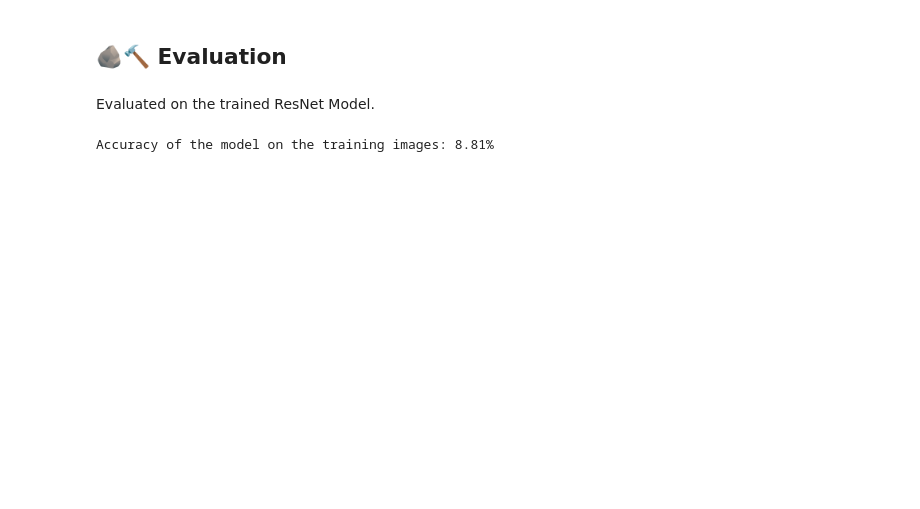
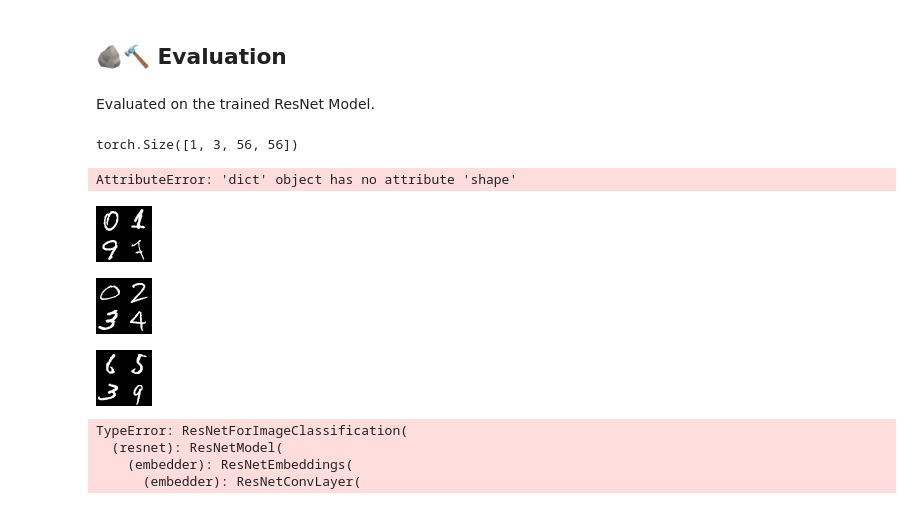
Before and after one commit to MaheepChaudhary/pyvene-maheep, a Jupyter notebook: pvr-mnist copy.ipynb, the cells around one changed output. Cells and saved outputs as stored; diff of their text form; code cells hidden in the pictures; blank space fills up the shorter version.

```diff
--- a/pvr-mnist copy.ipynb
+++ b/pvr-mnist copy.ipynb
@@ -540,3 +536,11 @@ len(train_images)
+# %%
+def quadrant_choice():
+    source_quadrant = random.randint(1,4)
+    base_quadrant = random.randint(1,4)
+    while source_quadrant != base_quadrant:
+        base_quadrant = random.randint(1,4)
+
+    return source_quadrant, base_quadrant
 # %%
 def quadrant_choice():
     source_quadrant = random.randint(1,4)
@@ -654,16 +663,60 @@ The last hidden state is:  tensor([[[-0.0255, -0.4149,  0.4031,  ...,  0.0098, -
 from imports import *
 from transformers import ResNetForImageClassification, ResNetConfig
 
-resnet_trained = ResNetForImageClassification.from_pretrained('resnet_pvr_model')
+resnet_trained = ResNetForImageClassification.from_pretrained('resnet_pvr_model').to(device)
 # %% [markdown]
 Evaluated on the trained ResNet Model.
+# %%
+test_images[0:1].size()
+# %% [output]
+torch.Size([1, 3, 56, 56])
+# %%
+i = 0
+batch_size = 1
+data = test_images[i:i+batch_size].to(device)
+target = test_labels[i:i+batch_size].to(device)
+source_inputs = test_images[i].reshape(1,3,56,56).to(device)
+source_label = new_train_labels_aggr[i].to(device)
+base_label = new_train_labels_aggr[i].to(device)
+
+source_quadrant, base_quadrant = quadrant_choice()
+labels = label(source_quadrant, base_quadrant, source_label, base_label, target)
+bm = masks(source_inputs, source_inputs, source_quadrant, base_quadrant)
+# As both the source_inputs and base_inputs are the same, so we can use the same image for both the source and base
+
+bm = torch.tensor(bm, dtype = torch.float32).to(device)
+
+for i in tqdm(range(len(test_images))):
+    image = test_images[i:i+1].to(device)
+    outputs = resnet_trained({"pixel_values":image}, [{"pixel_values":(bm)}], return_dict=True)
+    original_output = outputs["original_outputs"]
+    intervened_output = outputs["intervened_outputs"]
+    print(original_output.logits)
+    if i == 1000:
+        break
+# %% [output]
+AttributeError: 'dict' object has no attribute 'shape'
+# %%
+transforms.ToPILImage()(np.array(image.to('cpu')).reshape(56,56,3))
+# %% [output]
+[figure, added]
+# %%
+transforms.ToPILImage()(np.array(image.to('cpu')).reshape(56,56,3))
+# %% [output]
+[figure, added]
+# %%
+transforms.ToPILImage()(np.array(image.to('cpu')).reshape(56,56,3))
+# %% [output]
+[figure, added]
 # %%
 import random
+
+resnet_trained = pv_resnet
 
 correct = 0
 total = 0
 device = torch.device("mps")
-resnet_trained.eval().to(device)
+# resnet_trained.eval().to(device)
 # resnet_trained = resnet
 
 with torch.no_grad():
@@ -676,10 +729,11 @@ with torch.no_grad():
         labels = torch.tensor([test_labels[i]]).to(device)
 
         # Forward pass: compute the model output
-        outputs = resnet_trained(images)
-
+        outputs = pv_resnet(images)
+        original_output = outputs["original_outputs"]
+        # original_output.logits
         # Get the predictions
-        _, predicted = torch.max(outputs.logits, 1)
+        _, predicted = torch.max(original_output.logits, 1)
 
         # Update the counts
         total += labels.size(0)
@@ -692,4 +746,7 @@ with torch.no_grad():
 accuracy = 100 * correct / total
 print(f'Accuracy of the model on the training images: {accuracy:.2f}%')
 # %% [output]
-Accuracy of the model on the training images: 8.81%
+TypeError: ResNetForImageClassification(
+  (resnet): ResNetModel(
+    (embedder): ResNetEmbeddings(
+      (embedder): ResNetConvLayer(
```
Also changed, not shown: parts of 5 cells of this notebook, 2 other files.
